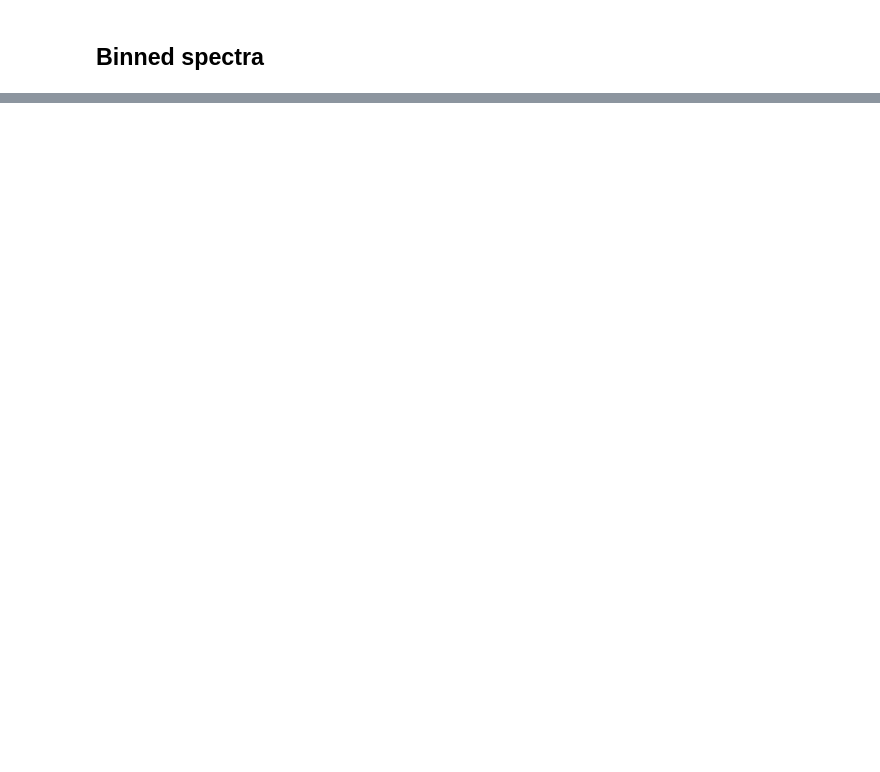
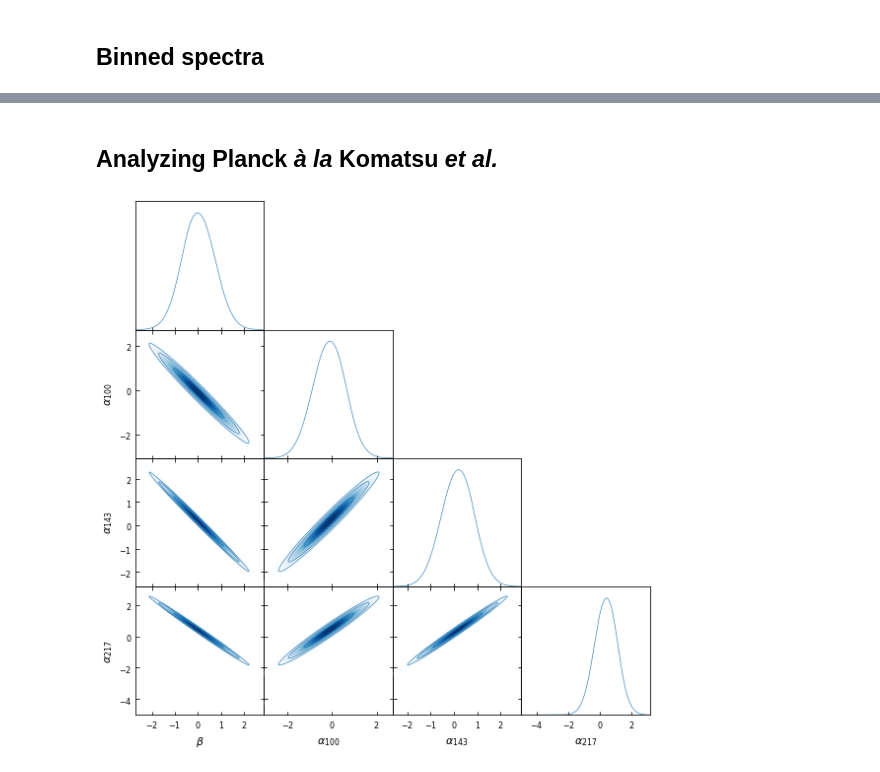
Before and after one commit to xgarrido/cmb_notebooks, a Jupyter notebook: birefringence/eb_likelihood.ipynb, the cells around one changed output, grey strips where cells are left out. Saved outputs shown, nothing was run; the diff lists cells and outputs as text; code cells hidden in the pictures; blank space fills up the shorter version.

```diff
--- a/birefringence/eb_likelihood.ipynb
+++ b/birefringence/eb_likelihood.ipynb
@@ -165,0 +166,22 @@ plot_spectra(use_larger_bins=True, filename="spectra_bin30.png")
+# %% [markdown]
+## Analyzing Planck *à la* Komatsu *et al.*
+# %%
+from getdist.plots import GetDistPlotSettings
+
+plot_settings = GetDistPlotSettings()
+plot_settings.num_plot_contours = 3
+plot_settings.solid_colors = "tab10"
+plot_settings.line_styles = "tab10"
+plot_settings.legend_fontsize = 15
+# %%
+from getdist import plots
+
+roots = ["chains0/mcmc"]
+params = ["beta", "alpha100", "alpha143", "alpha217"]
+
+g = plots.get_subplot_plotter(
+    chain_dir=r"/home/garrido/Workdir/CMB/analysis/EB_like/Planck", settings=plot_settings
+)
+g.triangle_plot(roots, params, shaded=True)
+# %% [output]
+[figure, added]
```
Also changed, not shown: parts of 4 cells of this notebook.
